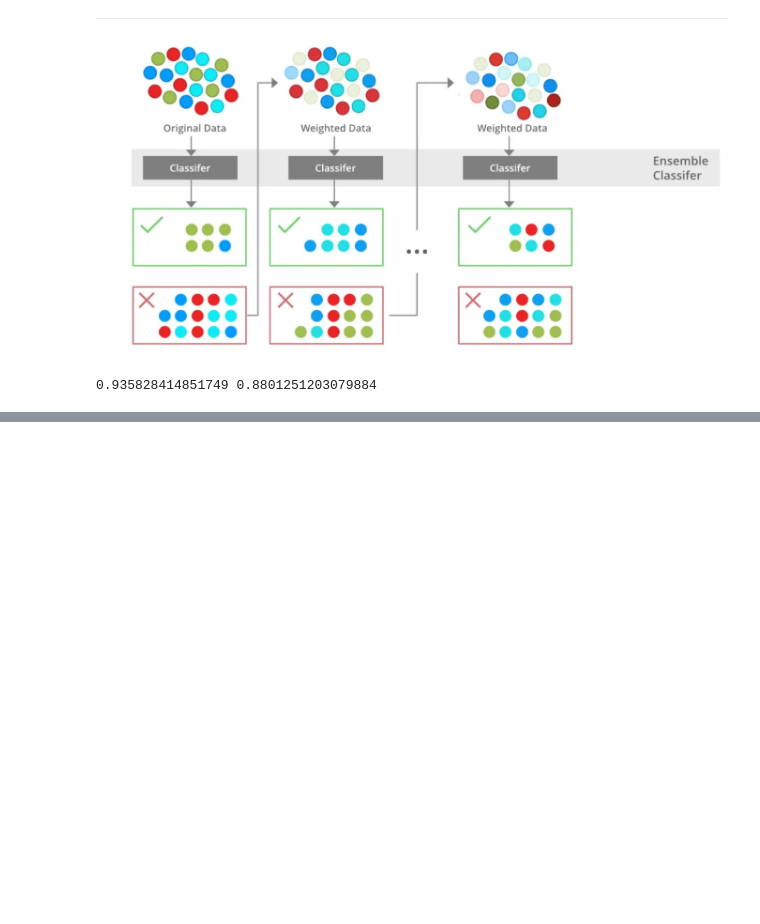
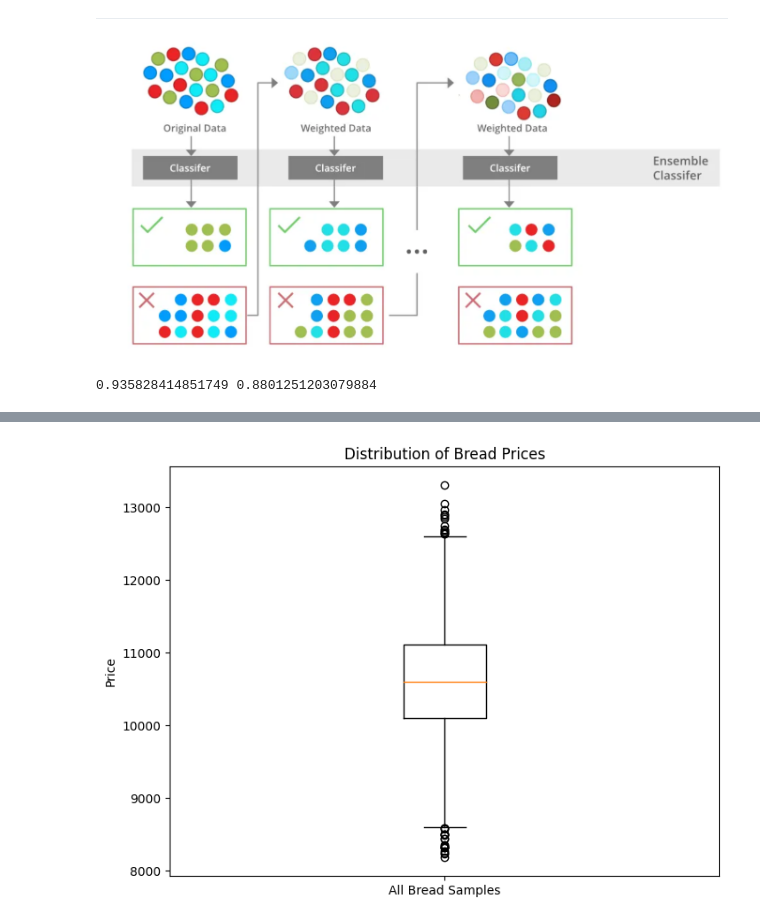
Before and after one commit to slowlyP/AI_26, a Jupyter notebook: 05_03_트리의앙상블.ipynb, the cells around one changed output, grey strips where cells are left out. Drawn from its saved outputs; the diff is of its cells as text; code cells hidden in the pictures; blank space fills up the shorter version.

```diff
--- a/05_03_트리의앙상블.ipynb
+++ b/05_03_트리의앙상블.ipynb
@@ -288,0 +370,9 @@ print(np.mean(scores['train_score']), np.mean(scores['test_score']))
+# %%
+plt.figure(figsize=(8, 6))
+plt.boxplot(df['bread_price'])
+plt.title('Distribution of Bread Prices')
+plt.ylabel('Price')
+plt.xticks([1], ['All Bread Samples'])
+plt.show()
+# %% [output]
+[figure, added]
```
Also changed, not shown: parts of 15 cells of this notebook.
